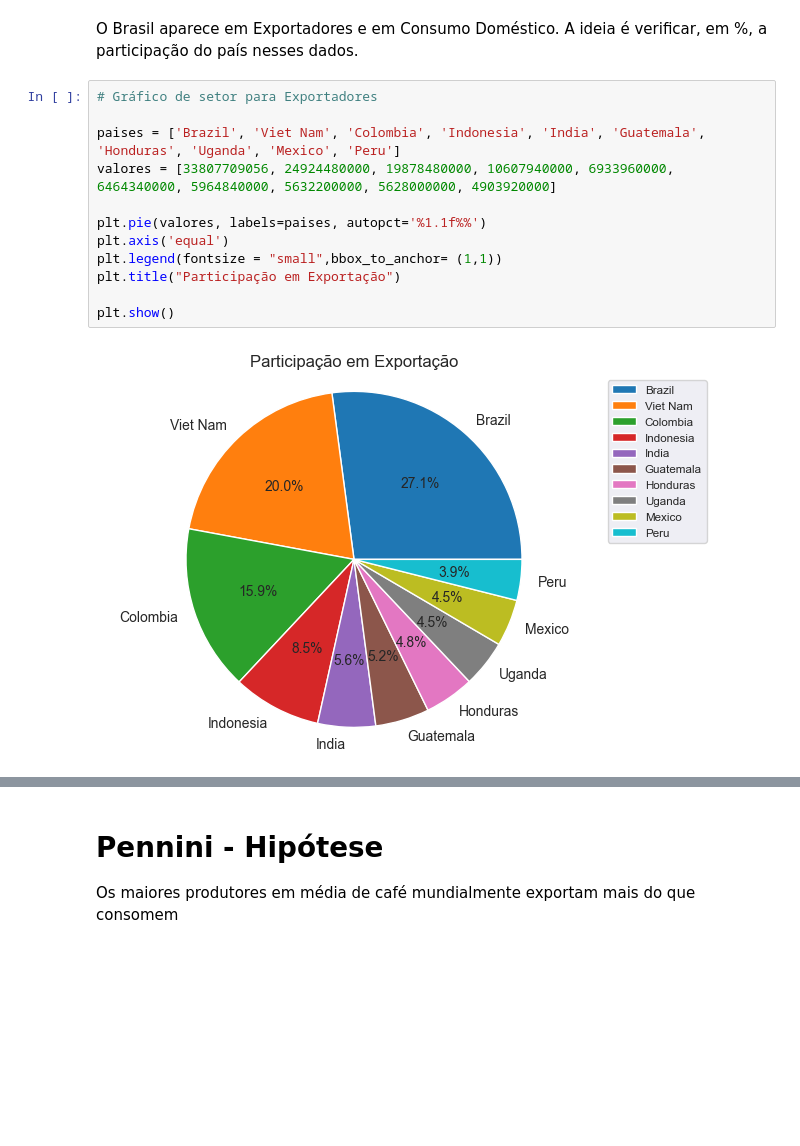
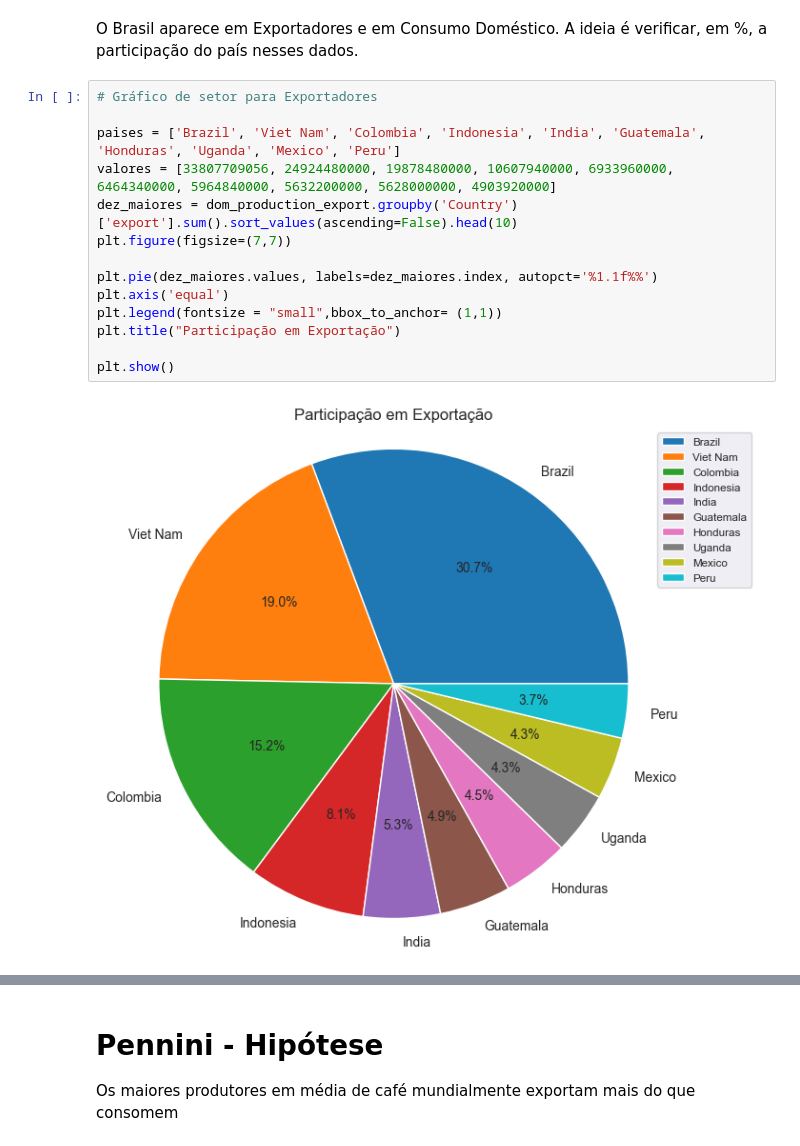
Before and after one commit to fea-dev-usp/Dia-Nacional-do-Cafe, a Jupyter notebook: coffee/app.ipynb, the cells around one changed output, grey strips where cells are left out. Drawn from its saved outputs; the diff is of its cells as text; blank space fills up the shorter version.

```diff
--- a/coffee/app.ipynb
+++ b/coffee/app.ipynb
@@ -236,17 +236,19 @@ O Brasil aparece em Exportadores e em Consumo Doméstico. A ideia é verificar,
 # %%
 # Gráfico de setor para Exportadores
 
 paises = ['Brazil', 'Viet Nam', 'Colombia', 'Indonesia', 'India', 'Guatemala', 'Honduras', 'Uganda', 'Mexico', 'Peru']
 valores = [33807709056, 24924480000, 19878480000, 10607940000, 6933960000, 6464340000, 5964840000, 5632200000, 5628000000, 4903920000]
+dez_maiores = dom_production_export.groupby('Country')['export'].sum().sort_values(ascending=False).head(10)
+plt.figure(figsize=(7,7))
 
-plt.pie(valores, labels=paises, autopct='%1.1f%%')
+plt.pie(dez_maiores.values, labels=dez_maiores.index, autopct='%1.1f%%')
 plt.axis('equal')
 plt.legend(fontsize = "small",bbox_to_anchor= (1,1))
 plt.title("Participação em Exportação")
 
 plt.show()
 # %% [output]
-[figure, old version]
+[figure, new version]
 # %%
 # Gráfico de setor para Consumo Doméstico.
 
```
Also changed, not shown: parts of 2 cells of this notebook.
